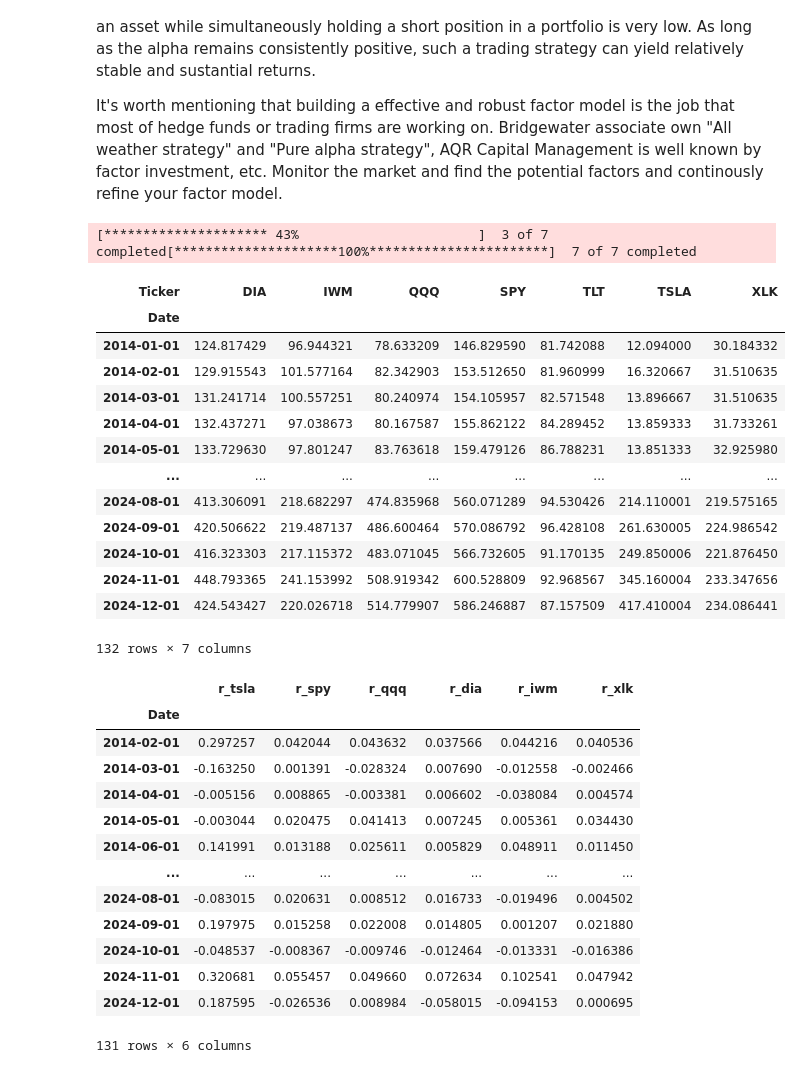
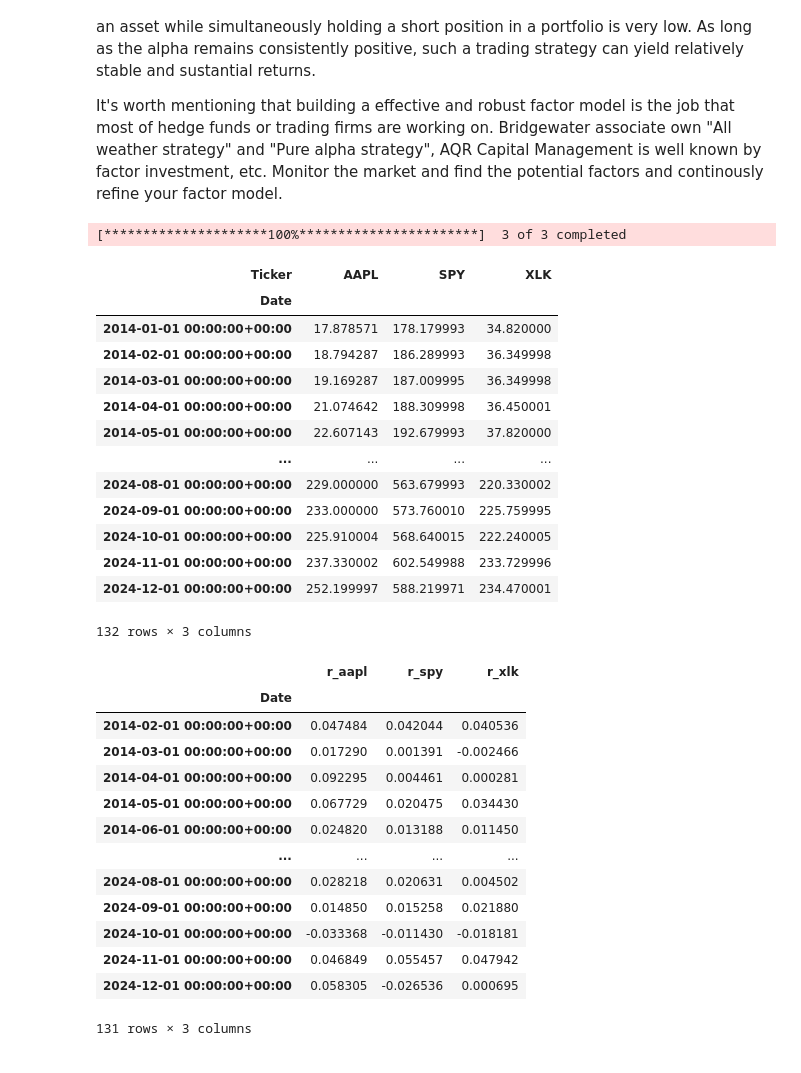
Before and after one commit to linxian963/Financial-Modeling-FINC-305, a Jupyter notebook: Sec1_linear_regression/linear_regression.ipynb, the cells around one changed output. Drawn from its saved outputs; the diff is of its cells as text; code cells hidden in the pictures.

```diff
--- a/Sec1_linear_regression/linear_regression.ipynb
+++ b/Sec1_linear_regression/linear_regression.ipynb
@@ -653,30 +653,32 @@ It's worth mentioning that building a effective and robust factor model is the j
 # %%
 # It's a quick example about building factor model.
 
-#I will select some stocks to build my arbitrage strategy.
+#I will select some stocks to build my arbitrage or hedging strategy.
 
-tickers = ["TSLA", "SPY", "QQQ", "DIA", "IWM", "TLT", "XLK"]
+# I select SPDR S&P 500 ETF Trust (SPY) and Technology Select Sector SPDR Fund (XLK)
 
+
+tickers = ["AAPL", "SPY", "XLK"]
 
 p_close = yf.download(tickers, start_date, end_date, interval= freq)["Close"]
 
 p_close
 # %% [output]
-[********************* 43%                       ]  3 of 7 completed[*********************100%***********************]  7 of 7 completed
+[*********************100%***********************]  3 of 3 completed
-| Ticker | DIA | IWM | QQQ | SPY | TLT | TSLA | XLK |
-| Date |  |  |  |  |  |  |  |
-| 2014-01-01 | 124.817429 | 96.944321 | 78.633209 | 146.829590 | 81.742088 | 12.094000 | 30.184332 |
-| 2014-02-01 | 129.915543 | 101.577164 | 82.342903 | 153.512650 | 81.960999 | 16.320667 | 31.510635 |
-| 2014-03-01 | 131.241714 | 100.557251 | 80.240974 | 154.105957 | 82.571548 | 13.896667 | 31.510635 |
-| 2014-04-01 | 132.437271 | 97.038673 | 80.167587 | 155.862122 | 84.289452 | 13.859333 | 31.733261 |
-| 2014-05-01 | 133.729630 | 97.801247 | 83.763618 | 159.479126 | 86.788231 | 13.851333 | 32.925980 |
-| ... | ... | ... | ... | ... | ... | ... | ... |
-| 2024-08-01 | 413.306091 | 218.682297 | 474.835968 | 560.071289 | 94.530426 | 214.110001 | 219.575165 |
-| 2024-09-01 | 420.506622 | 219.487137 | 486.600464 | 570.086792 | 96.428108 | 261.630005 | 224.986542 |
-| 2024-10-01 | 416.323303 | 217.115372 | 483.071045 | 566.732605 | 91.170135 | 249.850006 | 221.876450 |
-| 2024-11-01 | 448.793365 | 241.153992 | 508.919342 | 600.528809 | 92.968567 | 345.160004 | 233.347656 |
-| 2024-12-01 | 424.543427 | 220.026718 | 514.779907 | 586.246887 | 87.157509 | 417.410004 | 234.086441 |
+| Ticker | AAPL | SPY | XLK |
+| Date |  |  |  |
+| 2014-01-01 00:00:00+00:00 | 17.878571 | 178.179993 | 34.820000 |
+| 2014-02-01 00:00:00+00:00 | 18.794287 | 186.289993 | 36.349998 |
+| 2014-03-01 00:00:00+00:00 | 19.169287 | 187.009995 | 36.349998 |
+| 2014-04-01 00:00:00+00:00 | 21.074642 | 188.309998 | 36.450001 |
+| 2014-05-01 00:00:00+00:00 | 22.607143 | 192.679993 | 37.820000 |
+| ... | ... | ... | ... |
+| 2024-08-01 00:00:00+00:00 | 229.000000 | 563.679993 | 220.330002 |
+| 2024-09-01 00:00:00+00:00 | 233.000000 | 573.760010 | 225.759995 |
+| 2024-10-01 00:00:00+00:00 | 225.910004 | 568.640015 | 222.240005 |
+| 2024-11-01 00:00:00+00:00 | 237.330002 | 602.549988 | 233.729996 |
+| 2024-12-01 00:00:00+00:00 | 252.199997 | 588.219971 | 234.470001 |
-132 rows × 7 columns
+132 rows × 3 columns
 # %%
 r = np.log(p_close) - np.log(p_close.shift(1))
 
@@ -686,36 +688,26 @@ r_f = (1+0.03)**(1/12) - 1
 
 reg_own_factor = pd.DataFrame()
 
-reg_own_factor["r_tsla"] = returns["TSLA"] - r_f
+reg_own_factor["r_aapl"] = returns["AAPL"] - r_f
 
 reg_own_factor["r_spy"] = returns["SPY"] - r_f
 
-reg_own_factor["r_qqq"] = returns["QQQ"] - r_f
-
-reg_own_factor["r_dia"] = returns["DIA"] - r_f
-
-reg_own_factor["r_iwm"] = returns["IWM"] - r_f
-
-reg_own_factor["r_xlk"] = returns["XLK"] - r_f
-
-#reg_own_factor["r_mdy"] = returns["MDY"] - r_f
-
-#reg_own_factor["r_vtwo"] = returns["VTWO"] - r_f
+reg_own_factor["r_xlk"] = returns["XLK"] -r_f
 
 reg_own_factor
 # %% [output]
-|  | r_tsla | r_spy | r_qqq | r_dia | r_iwm | r_xlk |
-| Date |  |  |  |  |  |  |
-| 2014-02-01 | 0.297257 | 0.042044 | 0.043632 | 0.037566 | 0.044216 | 0.040536 |
-| 2014-03-01 | -0.163250 | 0.001391 | -0.028324 | 0.007690 | -0.012558 | -0.002466 |
-| 2014-04-01 | -0.005156 | 0.008865 | -0.003381 | 0.006602 | -0.038084 | 0.004574 |
-| 2014-05-01 | -0.003044 | 0.020475 | 0.041413 | 0.007245 | 0.005361 | 0.034430 |
-| 2014-06-01 | 0.141991 | 0.013188 | 0.025611 | 0.005829 | 0.048911 | 0.011450 |
-| ... | ... | ... | ... | ... | ... | ... |
-| 2024-08-01 | -0.083015 | 0.020631 | 0.008512 | 0.016733 | -0.019496 | 0.004502 |
-| 2024-09-01 | 0.197975 | 0.015258 | 0.022008 | 0.014805 | 0.001207 | 0.021880 |
-| 2024-10-01 | -0.048537 | -0.008367 | -0.009746 | -0.012464 | -0.013331 | -0.016386 |
-| 2024-11-01 | 0.320681 | 0.055457 | 0.049660 | 0.072634 | 0.102541 | 0.047942 |
-| 2024-12-01 | 0.187595 | -0.026536 | 0.008984 | -0.058015 | -0.094153 | 0.000695 |
+|  | r_aapl | r_spy | r_xlk |
+| Date |  |  |  |
+| 2014-02-01 00:00:00+00:00 | 0.047484 | 0.042044 | 0.040536 |
+| 2014-03-01 00:00:00+00:00 | 0.017290 | 0.001391 | -0.002466 |
+| 2014-04-01 00:00:00+00:00 | 0.092295 | 0.004461 | 0.000281 |
+| 2014-05-01 00:00:00+00:00 | 0.067729 | 0.020475 | 0.034430 |
+| 2014-06-01 00:00:00+00:00 | 0.024820 | 0.013188 | 0.011450 |
+| ... | ... | ... | ... |
+| 2024-08-01 00:00:00+00:00 | 0.028218 | 0.020631 | 0.004502 |
+| 2024-09-01 00:00:00+00:00 | 0.014850 | 0.015258 | 0.021880 |
+| 2024-10-01 00:00:00+00:00 | -0.033368 | -0.011430 | -0.018181 |
+| 2024-11-01 00:00:00+00:00 | 0.046849 | 0.055457 | 0.047942 |
+| 2024-12-01 00:00:00+00:00 | 0.058305 | -0.026536 | 0.000695 |
-131 rows × 6 columns
+131 rows × 3 columns
 # %%
```
Also changed, not shown: parts of 20 cells of this notebook, 1 other file.
